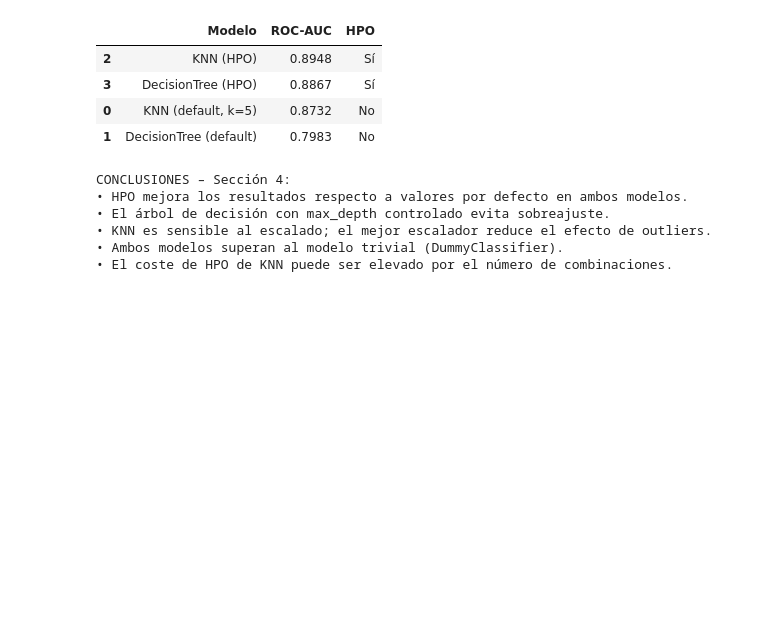
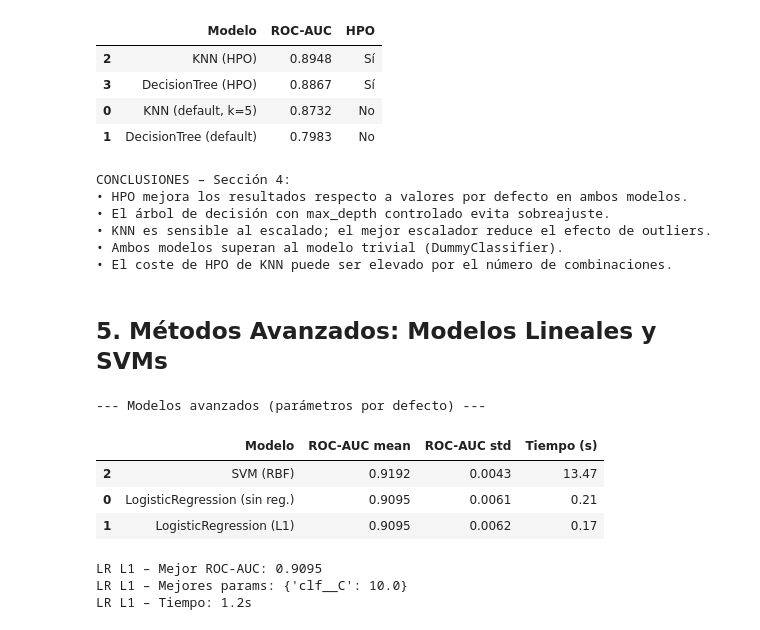
Before and after one commit to 100522156/practica_1_aprendizaje_automatico-100522156-100522190, a Jupyter notebook: notebook_1_analisis.ipynb, the cells around one changed output. Saved outputs shown, nothing was run; the diff lists cells and outputs as text; code cells hidden in the pictures; blank space fills up the shorter version.

```diff
--- a/notebook_1_analisis.ipynb
+++ b/notebook_1_analisis.ipynb
@@ -613,3 +613,68 @@ CONCLUSIONES – Sección 4:
 • KNN es sensible al escalado; el mejor escalador reduce el efecto de outliers.
 • Ambos modelos superan al modelo trivial (DummyClassifier).
 • El coste de HPO de KNN puede ser elevado por el número de combinaciones.
+# %% [markdown]
+## 5. Métodos Avanzados: Modelos Lineales y SVMs
+# %%
+# ── 5.1 Modelos lineales con parámetros por defecto ───────────────────────
+linear_models = {
+    'LogisticRegression (sin reg.)': Pipeline([
+        ('pre', make_preprocessor(BEST_SCALER)),
+        ('clf', LogisticRegression(penalty=None, max_iter=1000, random_state=SEED, solver='lbfgs'))
+    ]),
+    'LogisticRegression (L1)': Pipeline([
+        ('pre', make_preprocessor(BEST_SCALER)),
+        ('clf', LogisticRegression(penalty='l1', max_iter=1000, random_state=SEED, solver='liblinear'))
+    ]),
+    'SVM (RBF)': Pipeline([
+        ('pre', make_preprocessor(BEST_SCALER)),
+        ('clf', SVC(probability=True, random_state=SEED))
+    ])
+}
+
+advanced_results = []
+for name, pipe in linear_models.items():
+    t0 = time.time()
+    scores = cross_val_score(pipe, X_train, y_train, cv=cv_inner,
+                              scoring=METRIC, n_jobs=-1)
+    elapsed = time.time() - t0
+    advanced_results.append({
+        'Modelo': name,
+        'ROC-AUC mean': scores.mean().round(4),
+        'ROC-AUC std': scores.std().round(4),
+        'Tiempo (s)': round(elapsed, 2)
+    })
+
+adv_df = pd.DataFrame(advanced_results).sort_values('ROC-AUC mean', ascending=False)
+print('--- Modelos avanzados (parámetros por defecto) ---')
+display(adv_df)
+# %% [output]
+--- Modelos avanzados (parámetros por defecto) ---
+|  | Modelo | ROC-AUC mean | ROC-AUC std | Tiempo (s) |
+| 2 | SVM (RBF) | 0.9192 | 0.0043 | 13.47 |
+| 0 | LogisticRegression (sin reg.) | 0.9095 | 0.0061 | 0.21 |
+| 1 | LogisticRegression (L1) | 0.9095 | 0.0062 | 0.17 |
+# %%
+# ── 5.2 HPO Logistic Regression (L1) ──────────────────────────────────────
+pipe_lr = Pipeline([
+    ('pre', make_preprocessor(BEST_SCALER)),
+    ('clf', LogisticRegression(penalty='l1', solver='liblinear', max_iter=1000, random_state=SEED))
+])
+
+param_grid_lr = {
+    'clf__C': [0.001, 0.01, 0.1, 0.5, 1.0, 5.0, 10.0]
+}
+
+t0 = time.time()
+gs_lr = GridSearchCV(pipe_lr, param_grid_lr, scoring=METRIC,
+                      cv=cv_inner, n_jobs=-1, refit=True)
+gs_lr.fit(X_train, y_train)
+elapsed_lr = time.time() - t0
+
+print(f'LR L1 – Mejor ROC-AUC: {gs_lr.best_score_:.4f}')
+print(f'LR L1 – Mejores params: {gs_lr.best_params_}')
+print(f'LR L1 – Tiempo: {elapsed_lr:.1f}s')
+# %% [output]
+LR L1 – Mejor ROC-AUC: 0.9095
+LR L1 – Mejores params: {'clf__C': 10.0}
+LR L1 – Tiempo: 1.2s
```
Also changed, not shown: parts of 12 cells of this notebook, 4 other files.
